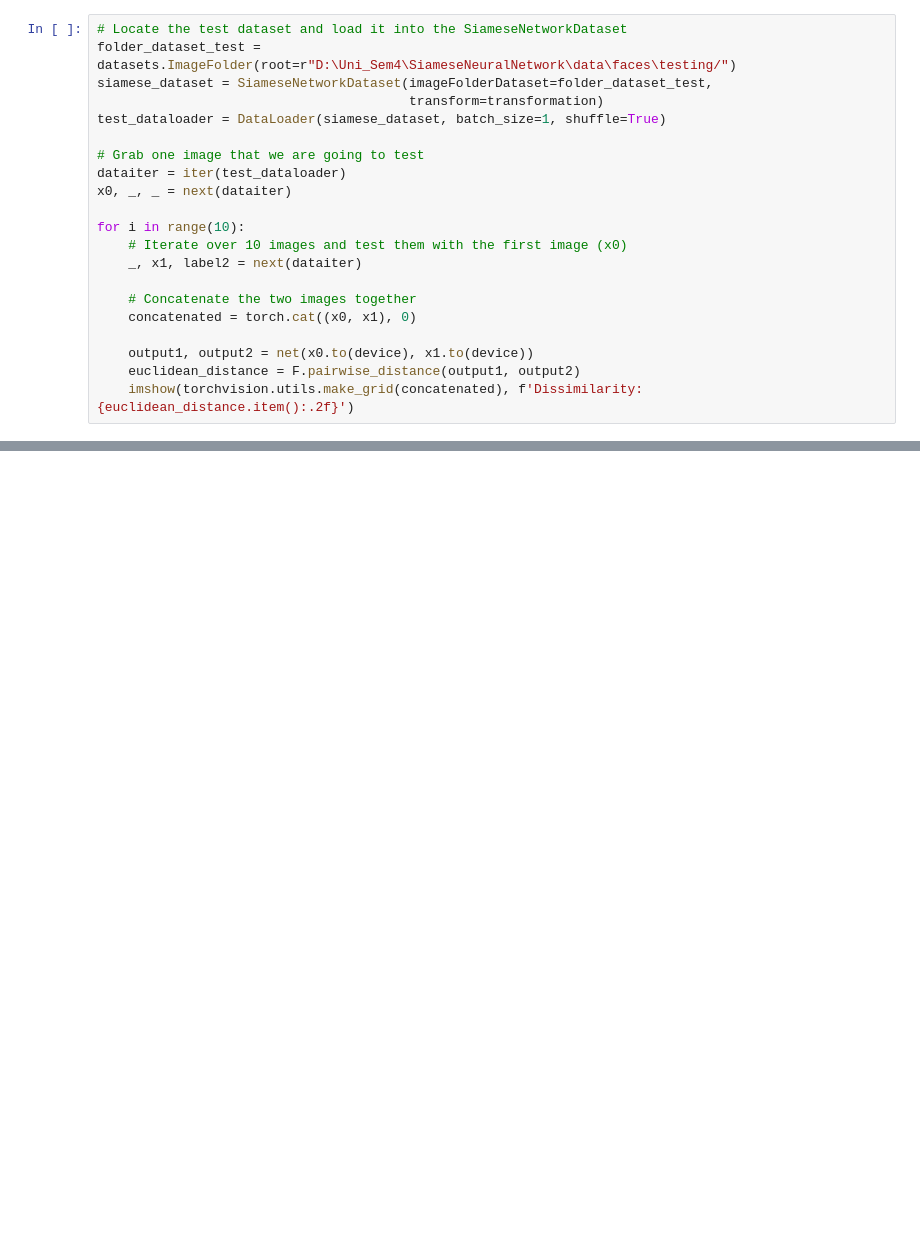
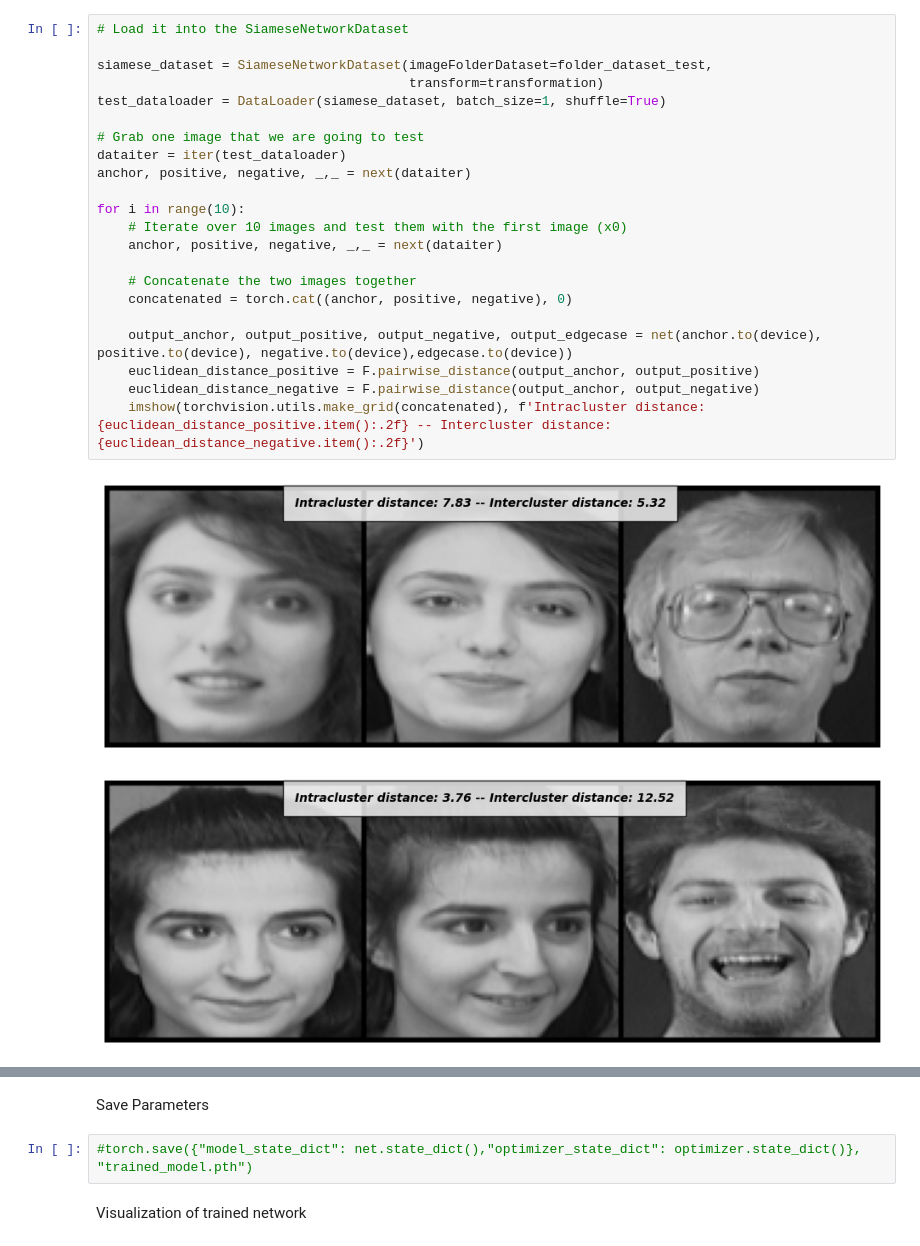
Before and after one commit to PNisargkumar/SiameseNeuralNetwork, a Jupyter notebook: 014_siameseNetwork.ipynb, the cells around one changed output, grey strips where cells are left out. Saved outputs shown, nothing was run; the diff lists cells and outputs as text; blank space fills up the shorter version.

```diff
--- a/014_siameseNetwork.ipynb
+++ b/014_siameseNetwork.ipynb
@@ -221,21 +343,25 @@ show_plot(counter, loss_history)
 # %%
-# Locate the test dataset and load it into the SiameseNetworkDataset
-folder_dataset_test = datasets.ImageFolder(root=r"D:\Uni_Sem4\SiameseNeuralNetwork\data\faces\testing/")
+# Load it into the SiameseNetworkDataset
+
 siamese_dataset = SiameseNetworkDataset(imageFolderDataset=folder_dataset_test,
                                         transform=transformation)
 test_dataloader = DataLoader(siamese_dataset, batch_size=1, shuffle=True)
 
 # Grab one image that we are going to test
 dataiter = iter(test_dataloader)
-x0, _, _ = next(dataiter)
+anchor, positive, negative, _,_ = next(dataiter)
 
 for i in range(10):
     # Iterate over 10 images and test them with the first image (x0)
-    _, x1, label2 = next(dataiter)
+    anchor, positive, negative, _,_ = next(dataiter)
 
     # Concatenate the two images together
-    concatenated = torch.cat((x0, x1), 0)
+    concatenated = torch.cat((anchor, positive, negative), 0)
 
-    output1, output2 = net(x0.to(device), x1.to(device))
-    euclidean_distance = F.pairwise_distance(output1, output2)
-    imshow(torchvision.utils.make_grid(concatenated), f'Dissimilarity: {euclidean_distance.item():.2f}')
+    output_anchor, output_positive, output_negative, output_edgecase = net(anchor.to(device), positive.to(device), negative.to(device),edgecase.to(device))
+    euclidean_distance_positive = F.pairwise_distance(output_anchor, output_positive)
+    euclidean_distance_negative = F.pairwise_distance(output_anchor, output_negative)
+    imshow(torchvision.utils.make_grid(concatenated), f'Intracluster distance: {euclidean_distance_positive.item():.2f} -- Intercluster distance: {euclidean_distance_negative.item():.2f}')
+# %% [output]
+[figure, added]
+[figure, added]
@@ -241,0 +376,6 @@ for i in range(10):
+# %% [markdown]
+Save Parameters
+# %%
+#torch.save({"model_state_dict": net.state_dict(),"optimizer_state_dict": optimizer.state_dict()}, "trained_model.pth")
+# %% [markdown]
+Visualization of trained network
```
Also changed, not shown: parts of 25 cells of this notebook.
